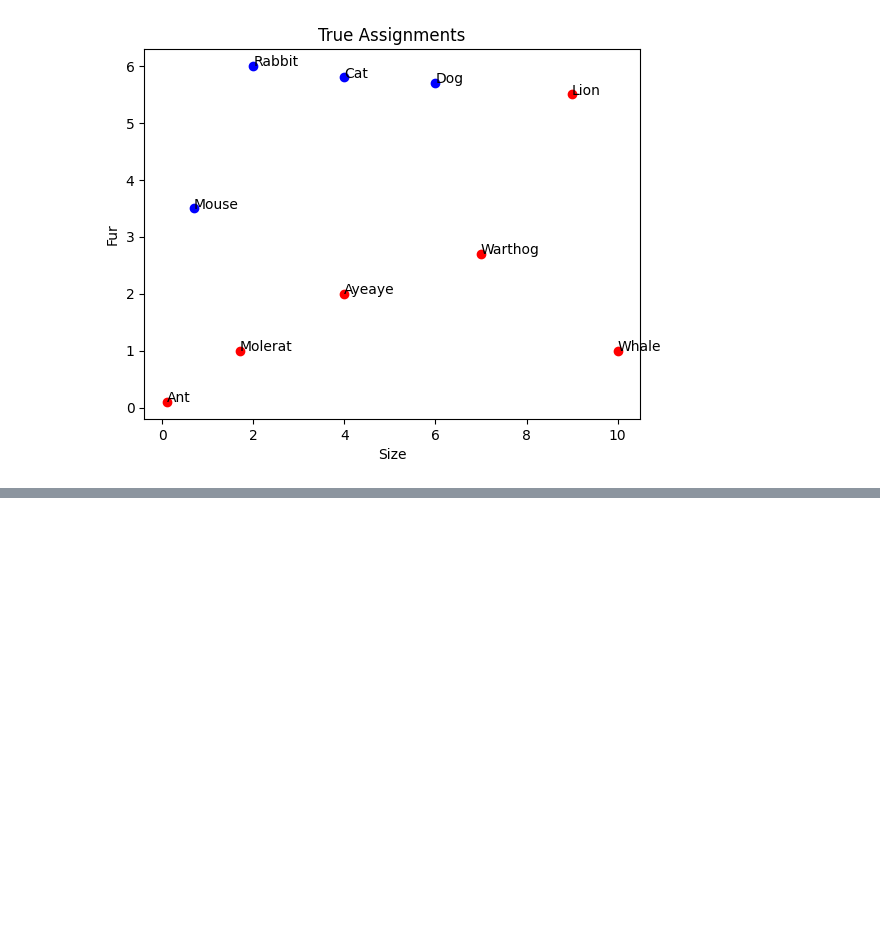
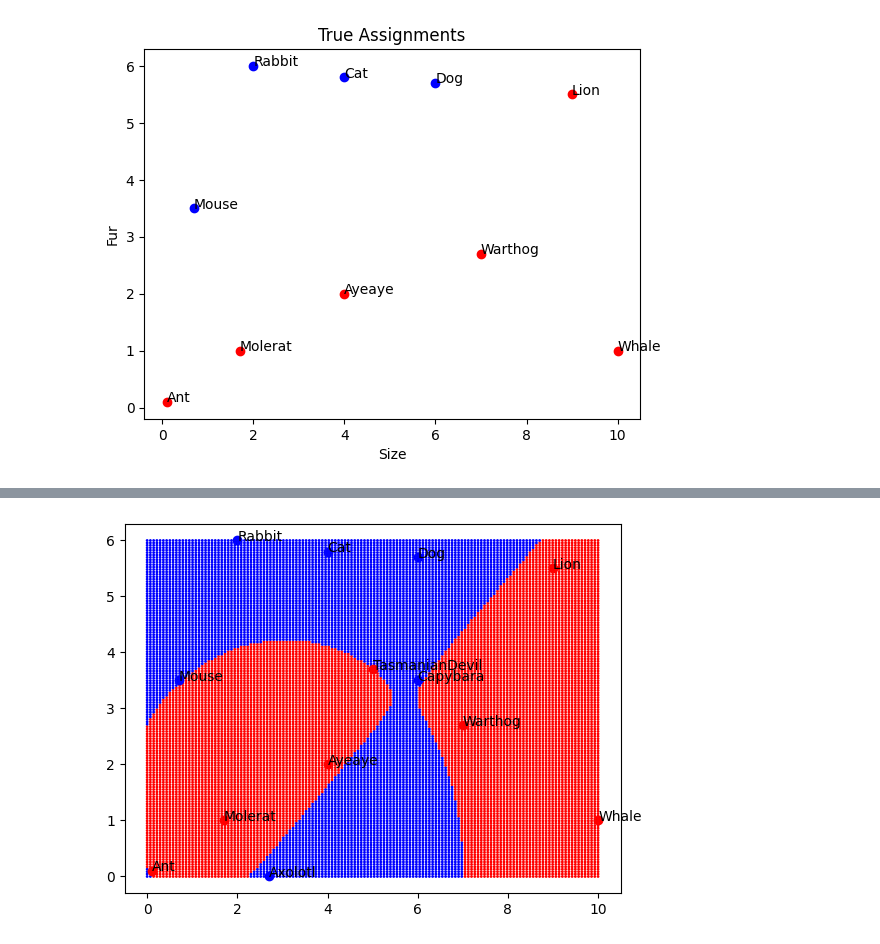
Before and after one commit to wtsi-hpag/xAIWorkshop, a Jupyter notebook: Code/notebook_solved.ipynb, the cells around one changed output, grey strips where cells are left out. Drawn from its saved outputs; the diff is of its cells as text; code cells hidden in the pictures; blank space fills up the shorter version.

```diff
--- a/Code/notebook_solved.ipynb
+++ b/Code/notebook_solved.ipynb
@@ -125,0 +246,96 @@ Ayeaye was mislabelled
+# %%
+class NonlinearPerceptron:
+
+	def __init__(self,maxPower=1):
+		self.Power = maxPower
+		self.nDim = int(((maxPower+2) * (maxPower + 1))/2)
+		self.Weights = np.zeros((self.nDim,)) ## we'll use these pre-provided weights for now
+		self.Weights[0] = 0.5
+		self.Weights[1] = 1
+		self.Weights[2] = -1
+
+		# print(self.Weights)
+	def Predict(self,input,vectorfied=False):
+
+		if type(input) is list:
+			out = []
+			for r in input:
+				# print(r)
+				out.append(self.Predict(r))
+			return out
+		if vectorfied:
+			return 1.0 * (np.dot(self.Weights,input) > 0)
+		else:
+			vec = self.Vectorfy(input)
+			return 1.0 * (np.dot(self.Weights,vec) > 0)
+
+	def Vectorfy(self,input):
+
+		output = np.zeros((self.nDim,))
+		output[0] = 1
+		s = 1
+
+		for power in range(1,self.Power+1):
+			for q in range(power+1):
+				output[s] = input[0]**q * input[1]**(power-q)
+				s+= 1
+		return np.array(output)
+
+
+	def Train(self, data,labels,fullEpochs = 100):
+		vectorfied = [self.Vectorfy(d) for d in data]
+
+		##this is a bit of a hack (and a hint at better optimisation routines!)
+		## Because my vector has higher powers of x, the optimiser wobbles incoherently if the powers are x**10 as it's simultaenoulsy trying to balance +/- 1 and +/- a billion
+		## this slows down the learning at the higher power parameters, letting it be much less sensitive to them
+
+		rate = 0.1
+		rates = np.zeros((self.nDim))
+		s = 0
+		for power in range(self.Power):
+			for r in range(power+1):
+				rates[s] = rate / 15**power
+				s+= 1
+
+
+		for l in range(fullEpochs):
+			noMistakes = True
+			for r in range(len(data)):
+				P = self.Predict(vectorfied[r],True)
+
+				update = rates*(labels[r]-P) * vectorfied[r]
+				self.Weights +=  update
+				if (P!= labels[r]):
+					noMistakes = False
+			if noMistakes:
+				print("Converged early, after",l,"epochs")
+				return
+names, labels, data = LoadCategoricalData("Data/cuteness_augmented.dat")
+
+
+P = NonlinearPerceptron(5)
+P.Train(data,labels,20000)
+
+cols = ['red','blue']
+x = np.linspace(0,10,140)
+y = np.linspace(0,6,140)
+
+N = len(x)*len(y)
+xs = np.zeros((N,))
+ys = np.zeros((N,))
+zs = ['']*N
+s= 0
+z = np.zeros((len(y),len(x)))
+for i,xp in enumerate(x):
+	for j,yp in enumerate(y):
+		l = P.Predict(np.array([xp,yp]))
+		xs[s] = xp
+		ys[s] = yp
+		zs[s] = cols[int(l)]
+		s+=1
+		# pt.scatter(x,y,10,cols[int(l)])
+# pt.imshow(z,extent=(x.min(),x.max(),y.min(),y.max()),origin ='lower')
+pt.scatter(xs,ys,1,zs)
+PlotData(data,np.array(labels),names)
+pt.show()
+# %% [output]
@@ -126,3 +343,4 @@ Ayeaye was mislabelled
+[figure, added]
 # %%
 import numpy as np
 
```
Also changed, not shown: parts of 8 cells of this notebook, 23 other files.
